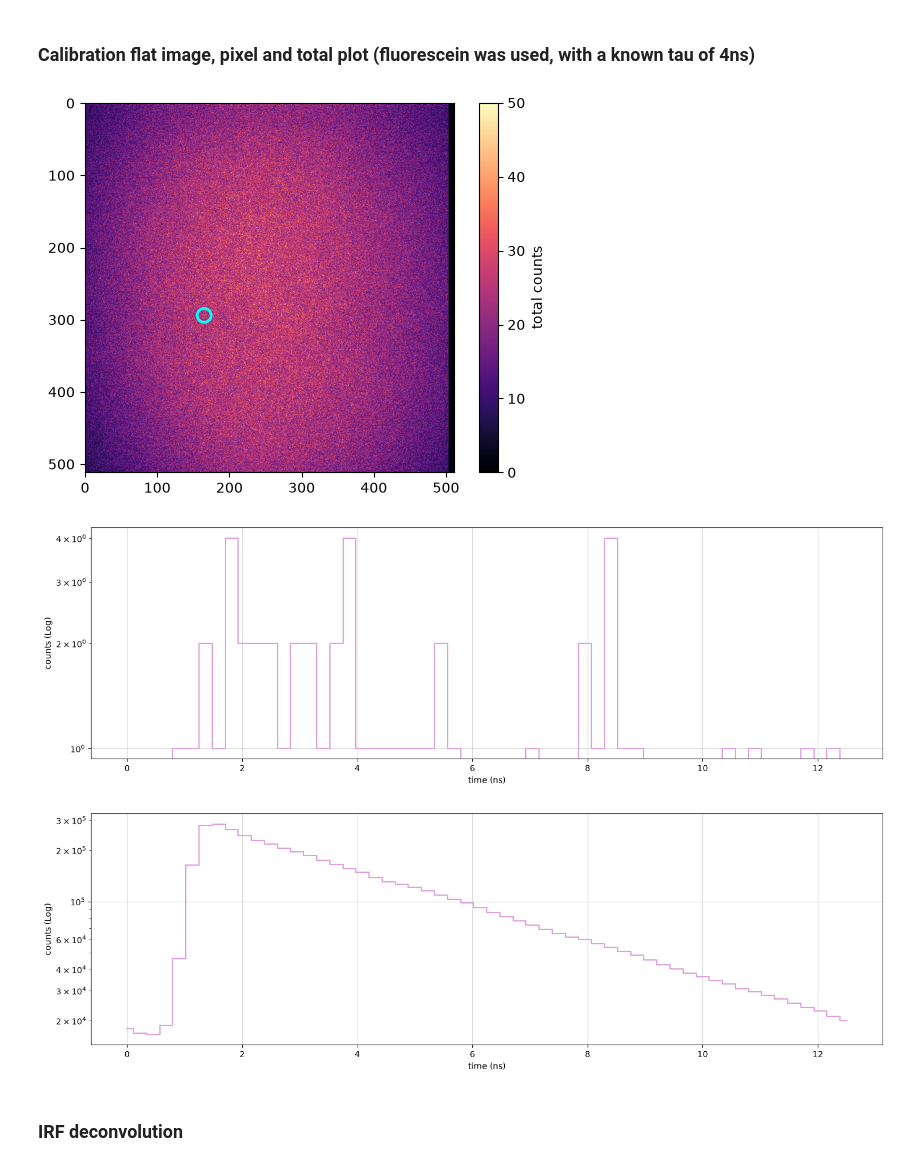
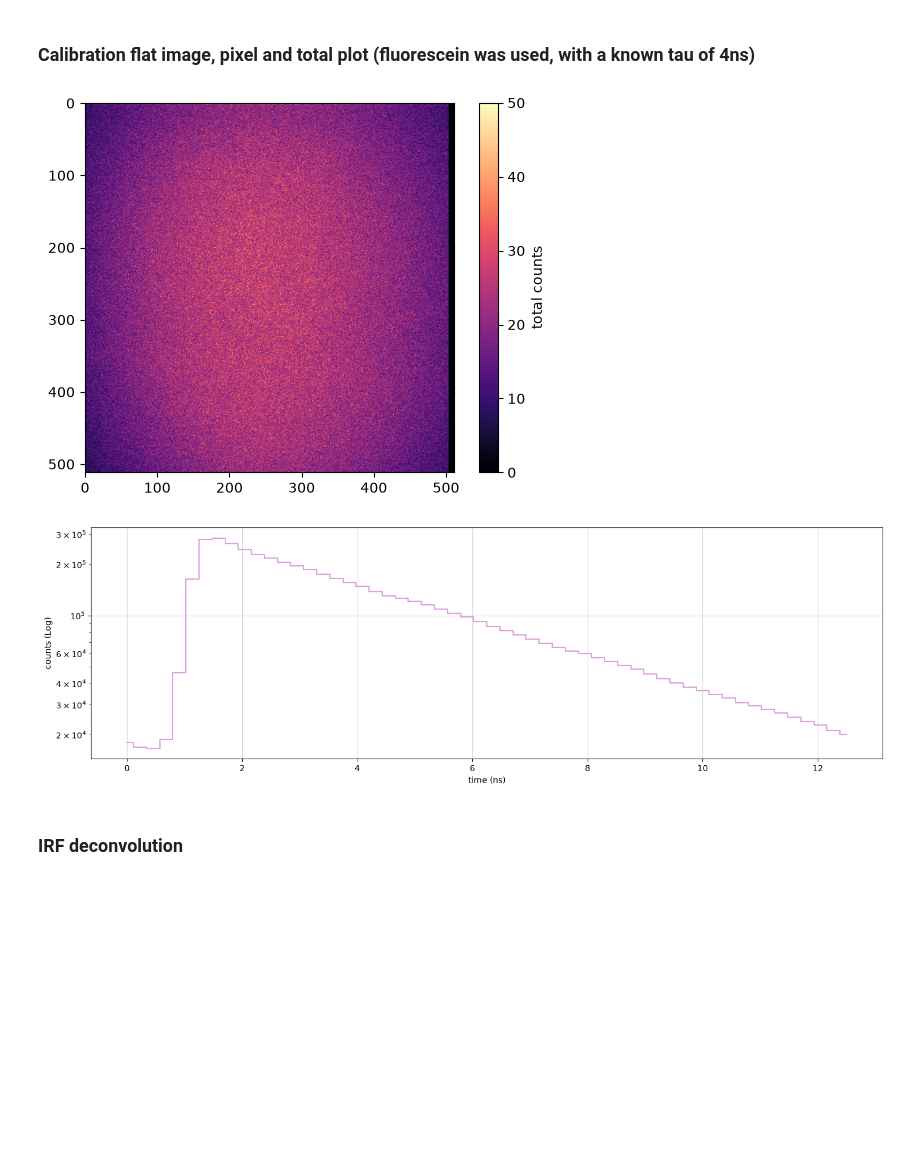
Before and after one commit to BotSas/Tesi_2026, a Jupyter notebook: main.ipynb, the cells around one changed output. Cells and saved outputs as stored; diff of their text form; code cells hidden in the pictures; blank space fills up the shorter version.

```diff
--- a/main.ipynb
+++ b/main.ipynb
@@ -922,13 +921,11 @@ phplt.global_image_plot(embryopic)
 # %% [markdown]
 <h3> Calibration flat image, pixel and total plot (fluorescein was used, with a known tau of 4ns)
 # %%
-max_pixel2 = phplt.image_flattener(fluopic)
-phplt.pixel_plot(fluopic, max_pixel2)
+phplt.image_flattener(fluopic)
 phplt.global_image_plot(fluopic)
 # %% [output]
-[figure, old version]
+[figure, new version]
-[figure, old version]
+[figure, new version]
-[figure, removed]
 # %% [markdown]
 <h3> IRF deconvolution
 # %%
```
Also changed, not shown: parts of 22 cells of this notebook, 1 other file.
